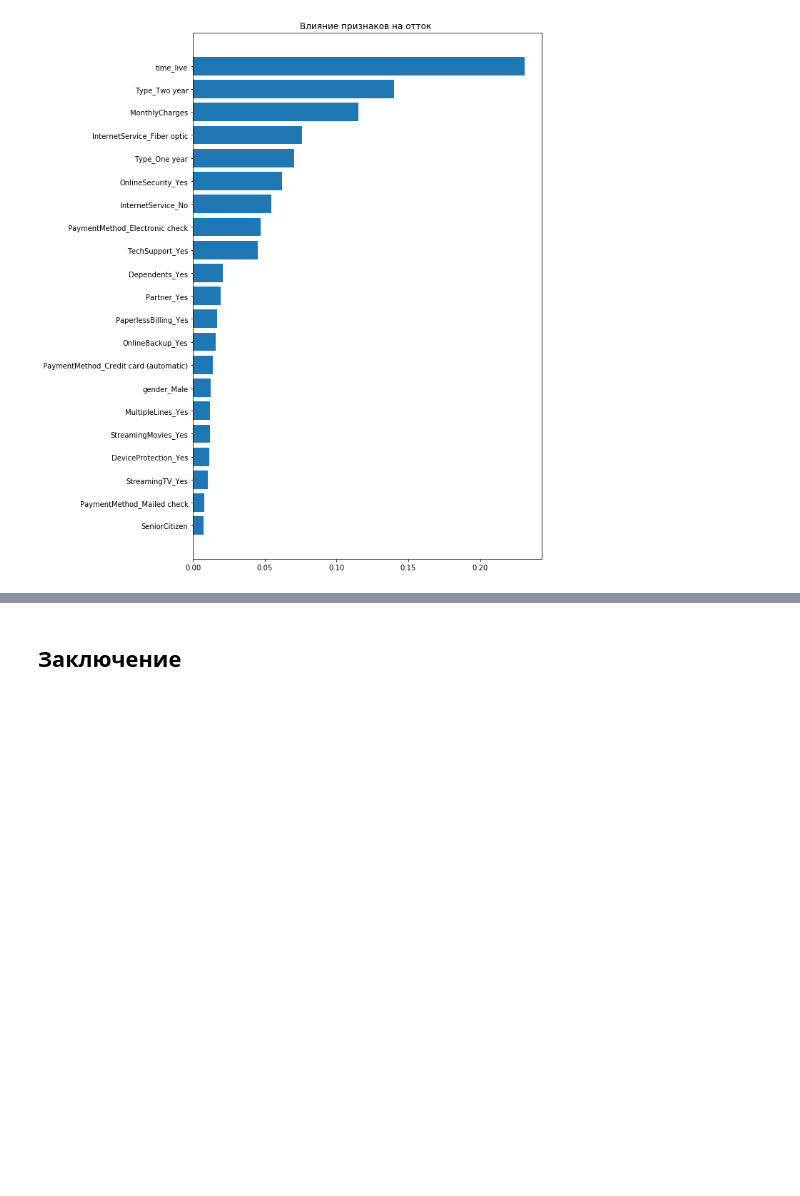
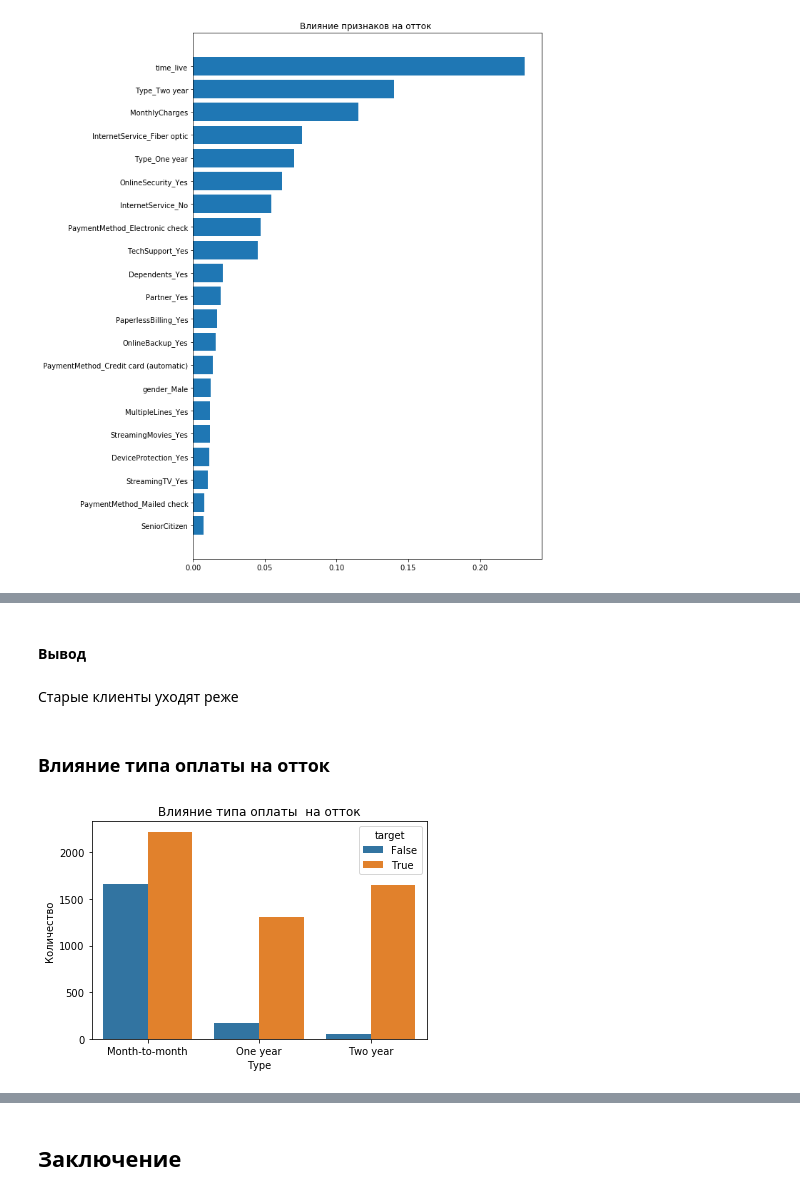
Before and after one commit to Chularev/study_cv, a Jupyter notebook: notebook.ipynb, the cells around one changed output, grey strips where cells are left out. Saved outputs shown, nothing was run; the diff lists cells and outputs as text; code cells hidden in the pictures; blank space fills up the shorter version.

```diff
--- a/notebook.ipynb
+++ b/notebook.ipynb
@@ -1052,0 +1070,13 @@ plt.show()
+# %% [markdown]
+#### Вывод
+# %% [markdown]
+Старые клиенты уходят реже
+# %% [markdown]
+### Влияние типа оплаты  на отток
+# %%
+sns.countplot(x="Type", hue="target", data=contract)
+plt.ylabel('Количество')
+plt.title('Влияние типа оплаты  на отток')
+plt.show()
+# %% [output]
+[figure, added]
```
Also changed, not shown: parts of 14 cells of this notebook.
